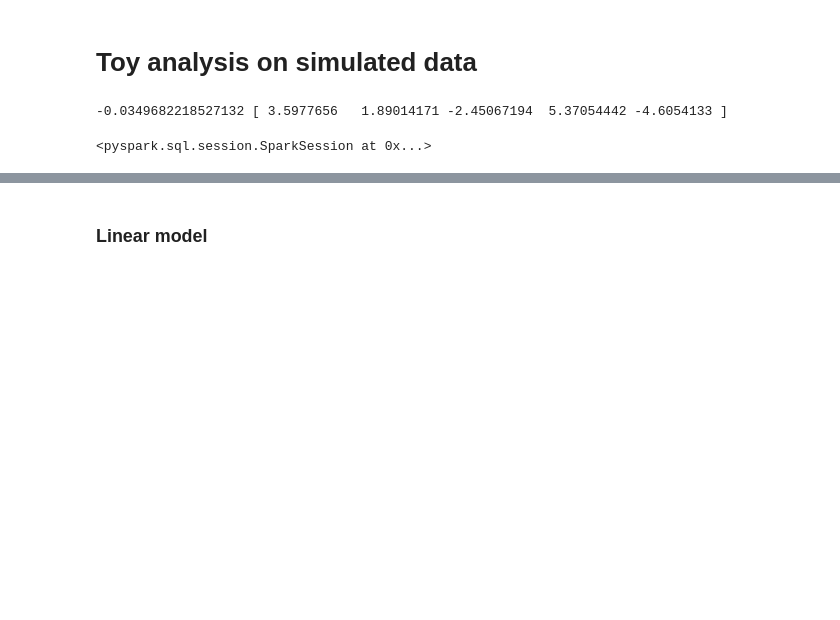
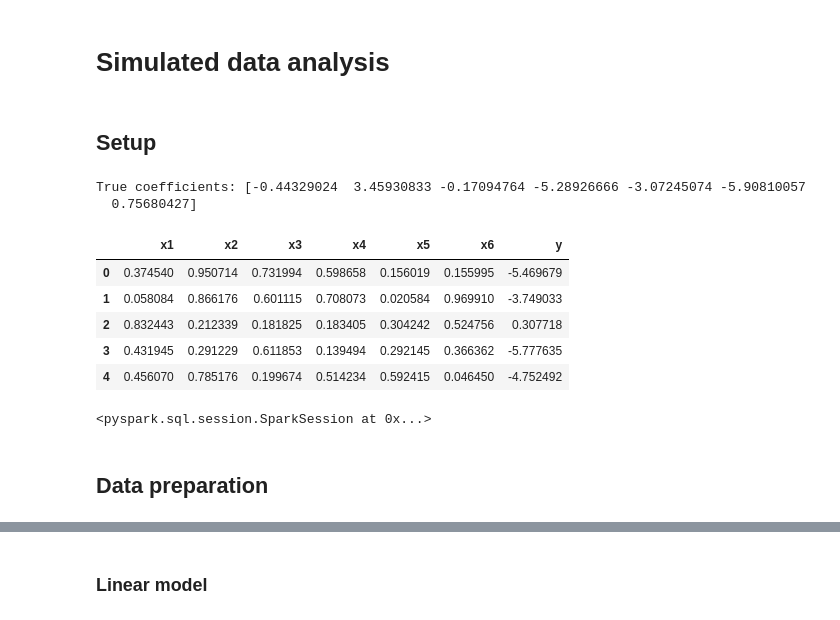
Before and after one commit to apiraccini/pyspark_applications, a Jupyter notebook: linear_additive_splitconformal.ipynb, the cells around one changed output, grey strips where cells are left out. Saved outputs shown, nothing was run; the diff lists cells and outputs as text; code cells hidden in the pictures; blank space fills up the shorter version.

```diff
--- a/linear_additive_splitconformal.ipynb
+++ b/linear_additive_splitconformal.ipynb
@@ -1,35 +1,44 @@
-# %% [markdown]
-# Toy analysis on simulated data
+# %% [markdown]
+# Simulated data analysis
+# %% [markdown]
+## Setup
 # %%
-# setup
+# simulation setup
+
 import numpy as np
-import scipy as sp
 import pandas as pd
-from scipy.linalg import solve_triangular
 
-from sklearn.datasets import make_regression
-from sklearn.linear_model import LinearRegression
-from sklearn.model_selection import train_test_split
+n = 100000
+p = 6
+np.random.seed(42)
 
-n = 10000
-p = 5
+# fixed part
+x = np.random.rand(n, p)
+betas = np.random.normal(0, 5, size = p+1)
+print('True coefficients:', betas)
+true_f = betas[0] + np.dot(x, betas[1:])
 
-# create simulated data
-np.random.seed(42)
-X = np.random.random_sample((n, p))
-betas_real = np.random.normal(0, 3, p+1)
-y = betas_real[0] + np.dot(X, betas_real[1:]) + np.random.normal(0, 0.5, n)
+# stochastic part
+stn = 5
+noise_std = np.sqrt(np.var(true_f)/stn)
+noise = np.random.normal(0, noise_std, size = n)
+y = true_f + noise
 
 # save as pandas dataframe
-xy = pd.DataFrame(X, columns = ["x" + str(i+1) for i in range(p)])
+xy = pd.DataFrame(x, columns = ["x" + str(i+1) for i in range(p)])
 xy["y"] = y
-
-# obtain linear model coefficients
-lm = LinearRegression()
-lm.fit(X, y)
-print(lm.intercept_, lm.coef_)
 # %% [output]
--0.0349682218527132 [ 3.5977656   1.89014171 -2.45067194  5.37054442 -4.6054133 ]
+True coefficients: [-0.44329024  3.45930833 -0.17094764 -5.28926666 -3.07245074 -5.90810057
+  0.75680427]
+# %%
+xy.head()
+# %% [output]
+|  | x1 | x2 | x3 | x4 | x5 | x6 | y |
+| 0 | 0.374540 | 0.950714 | 0.731994 | 0.598658 | 0.156019 | 0.155995 | -5.469679 |
+| 1 | 0.058084 | 0.866176 | 0.601115 | 0.708073 | 0.020584 | 0.969910 | -3.749033 |
+| 2 | 0.832443 | 0.212339 | 0.181825 | 0.183405 | 0.304242 | 0.524756 | 0.307718 |
+| 3 | 0.431945 | 0.291229 | 0.611853 | 0.139494 | 0.292145 | 0.366362 | -5.777635 |
+| 4 | 0.456070 | 0.785176 | 0.199674 | 0.514234 | 0.592415 | 0.046450 | -4.752492 |
 # %%
 # spark setup
 import os
@@ -41,15 +50,14 @@ os.environ["PYARROW_IGNORE_TIMEZONE"] = "1"
 
 # spark session
 from pyspark.sql import SparkSession
-
 spark = SparkSession \
     .builder \
-    .master('local[*]') \
+    .master('local[4]') \
     .appName('This Spark session') \
     .config('spark.sql.repl.eagerEval.enabled', True) \
     .config('spark.sql.execution.arrow.pyspark.enabled', False) \
     .getOrCreate()
-
-spark
-# %% [output]
-<pyspark.sql.session.SparkSession at 0x...>
+# %%
+spark
+# %% [output]
+<pyspark.sql.session.SparkSession at 0x...>
@@ -56 +74,3 @@ spark
+# %% [markdown]
+## Data preparation
 # %%
```
Also changed, not shown: parts of 36 cells of this notebook.
